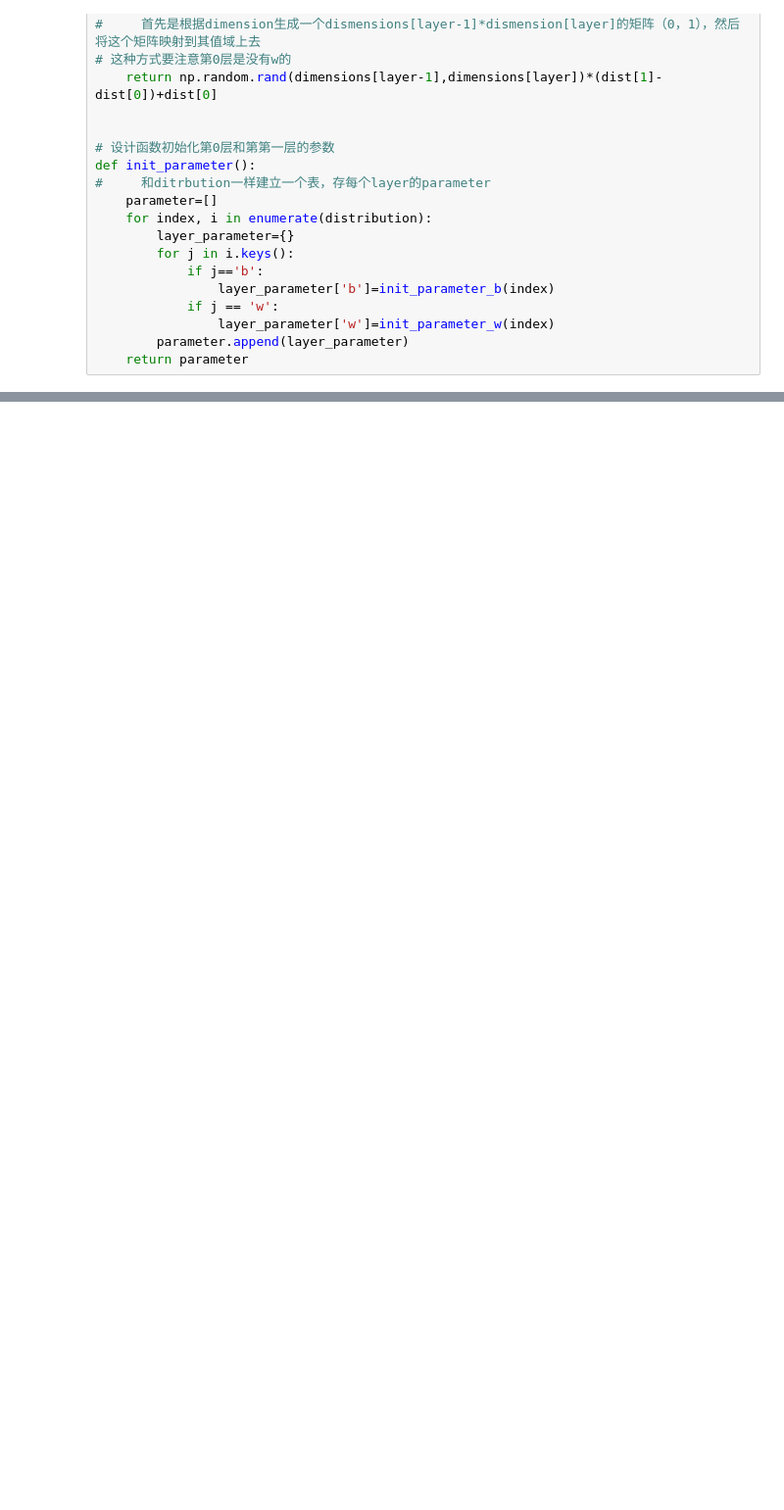
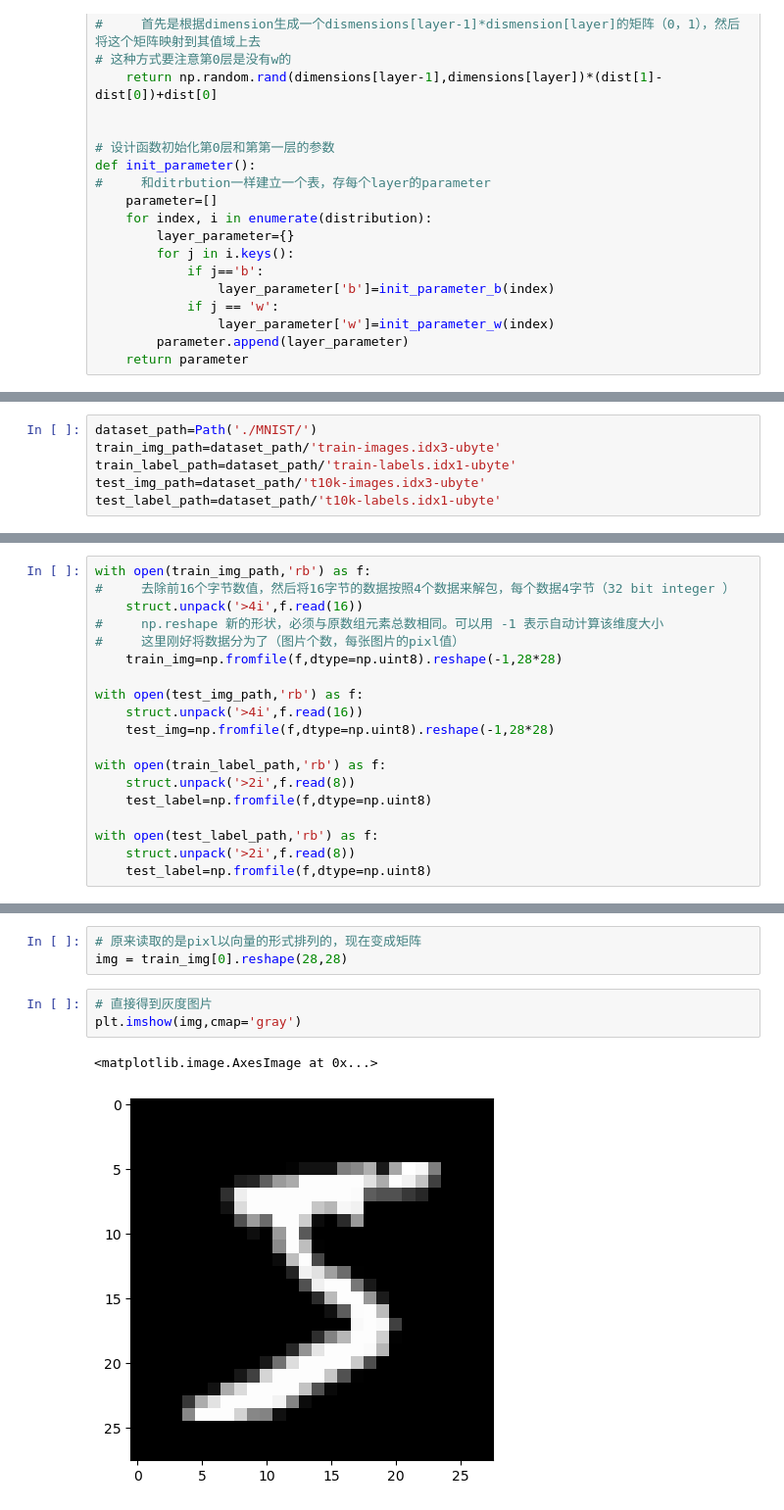
Before and after one commit to yzmninglang/Machine-Learning, a Jupyter notebook: 01-手搓神经网络/01-numpy神经网络.ipynb, the cells around one changed output, grey strips where cells are left out. Shown at 98% size. Saved outputs shown, nothing was run; the diff lists cells and outputs as text; blank space fills up the shorter version.

Commit message:
导入数据部分-MNIST

```diff
--- a/01-手搓神经网络/01-numpy神经网络.ipynb
+++ b/01-手搓神经网络/01-numpy神经网络.ipynb
@@ -77,0 +83,6 @@ def predict(img,parameters):
+# %%
+dataset_path=Path('./MNIST/')
+train_img_path=dataset_path/'train-images.idx3-ubyte'
+train_label_path=dataset_path/'train-labels.idx1-ubyte'
+test_img_path=dataset_path/'t10k-images.idx3-ubyte'
+test_label_path=dataset_path/'t10k-labels.idx1-ubyte'
@@ -77,0 +115,19 @@ def predict(img,parameters):
+# %%
+with open(train_img_path,'rb') as f:
+#     去除前16个字节数值，然后将16字节的数据按照4个数据来解包，每个数据4字节（32 bit integer ）
+    struct.unpack('>4i',f.read(16))
+#     np.reshape 新的形状，必须与原数组元素总数相同。可以用 -1 表示自动计算该维度大小
+#     这里刚好将数据分为了（图片个数，每张图片的pixl值）
+    train_img=np.fromfile(f,dtype=np.uint8).reshape(-1,28*28)
+
+with open(test_img_path,'rb') as f:
+    struct.unpack('>4i',f.read(16))
+    test_img=np.fromfile(f,dtype=np.uint8).reshape(-1,28*28)
+
+with open(train_label_path,'rb') as f:
+    struct.unpack('>2i',f.read(8))
+    test_label=np.fromfile(f,dtype=np.uint8)
+
+with open(test_label_path,'rb') as f:
+    struct.unpack('>2i',f.read(8))
+    test_label=np.fromfile(f,dtype=np.uint8)
@@ -77,0 +156,9 @@ def predict(img,parameters):
+# %%
+# 原来读取的是pixl以向量的形式排列的，现在变成矩阵
+img = train_img[0].reshape(28,28)
+# %%
+# 直接得到灰度图片
+plt.imshow(img,cmap='gray')
+# %% [output]
+<matplotlib.image.AxesImage at 0x...>
+[figure, added]
```
Also changed, not shown: parts of 14 cells of this notebook, 4 other files.
